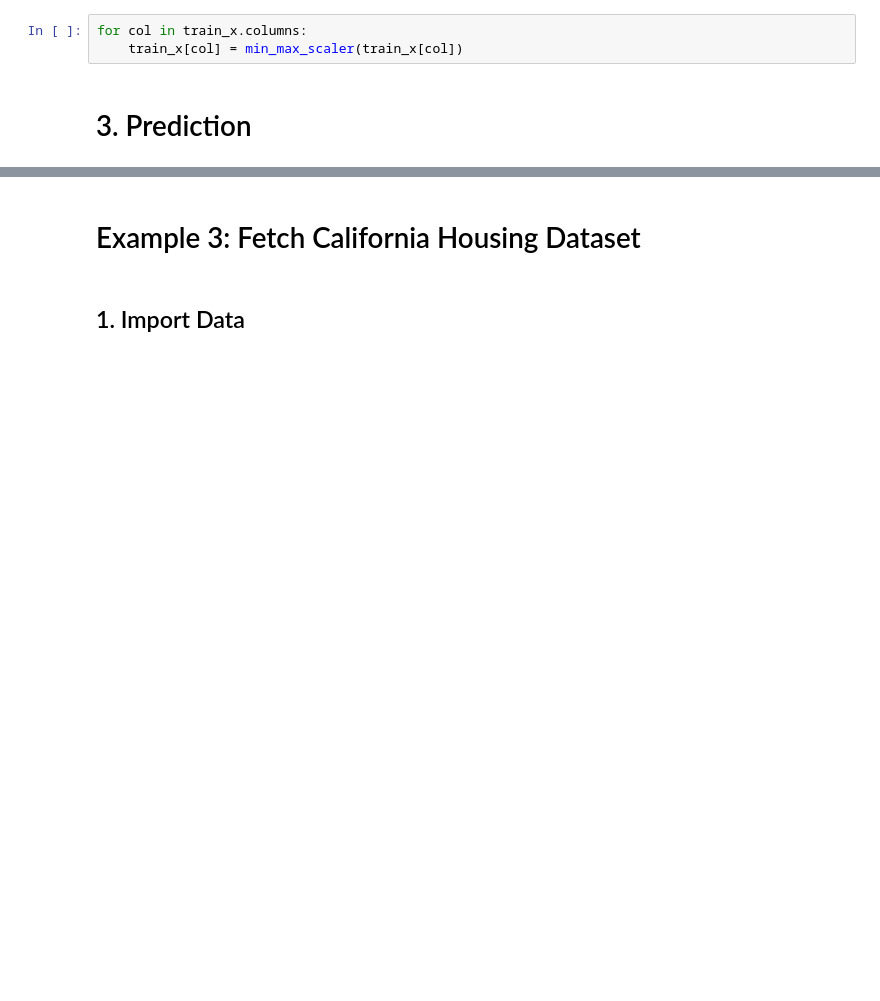
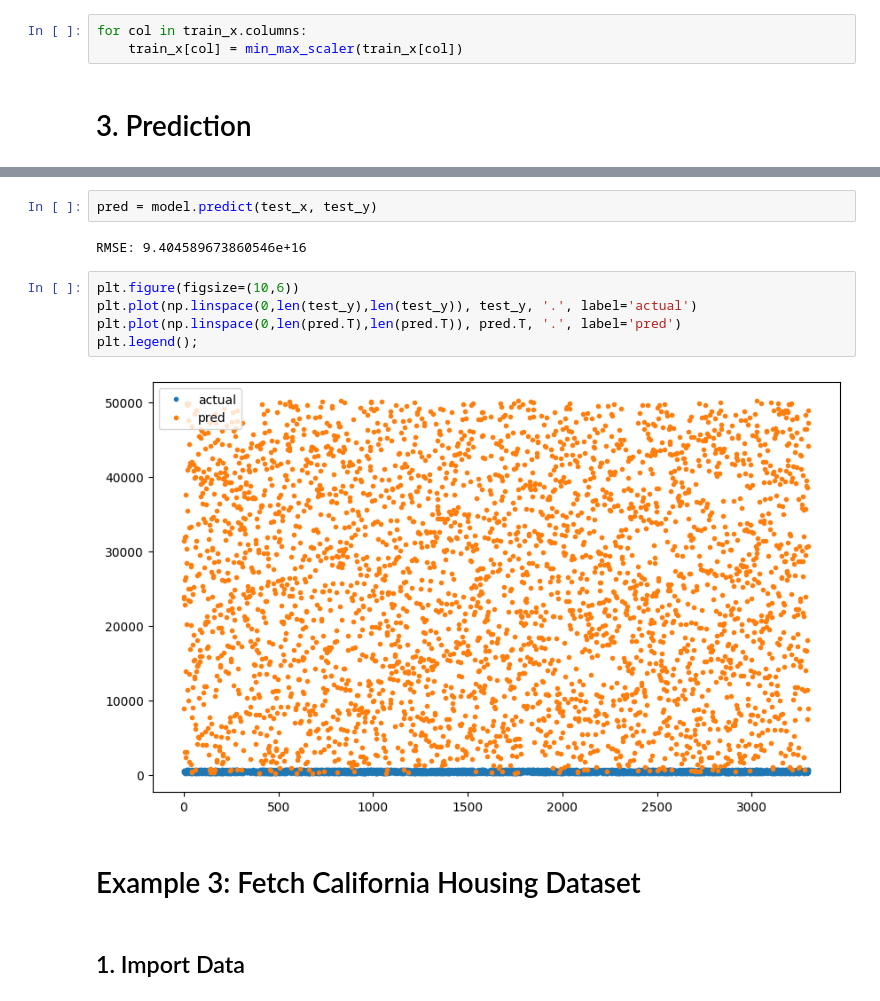
Before and after one commit to NickOLeeney/neural-network-from-scratch, a Jupyter notebook: examples/regression.ipynb, the cells around one changed output, grey strips where cells are left out. Cells and saved outputs as stored; diff of their text form; blank space fills up the shorter version.

```diff
--- a/examples/regression.ipynb
+++ b/examples/regression.ipynb
@@ -141,3 +154,14 @@ RMSE: 2.847700214078846
+# %%
+pred = model.predict(test_x, test_y)
+# %% [output]
+RMSE: 9.404589673860546e+16
+# %%
+plt.figure(figsize=(10,6))
+plt.plot(np.linspace(0,len(test_y),len(test_y)), test_y, '.', label='actual')
+plt.plot(np.linspace(0,len(pred.T),len(pred.T)), pred.T, '.', label='pred')
+plt.legend();
+# %% [output]
+[figure, added]
 # %% [markdown]
 # Example 3: Fetch California Housing Dataset
 # %% [markdown]
```
Also changed, not shown: parts of 19 cells of this notebook, 4 other files.
